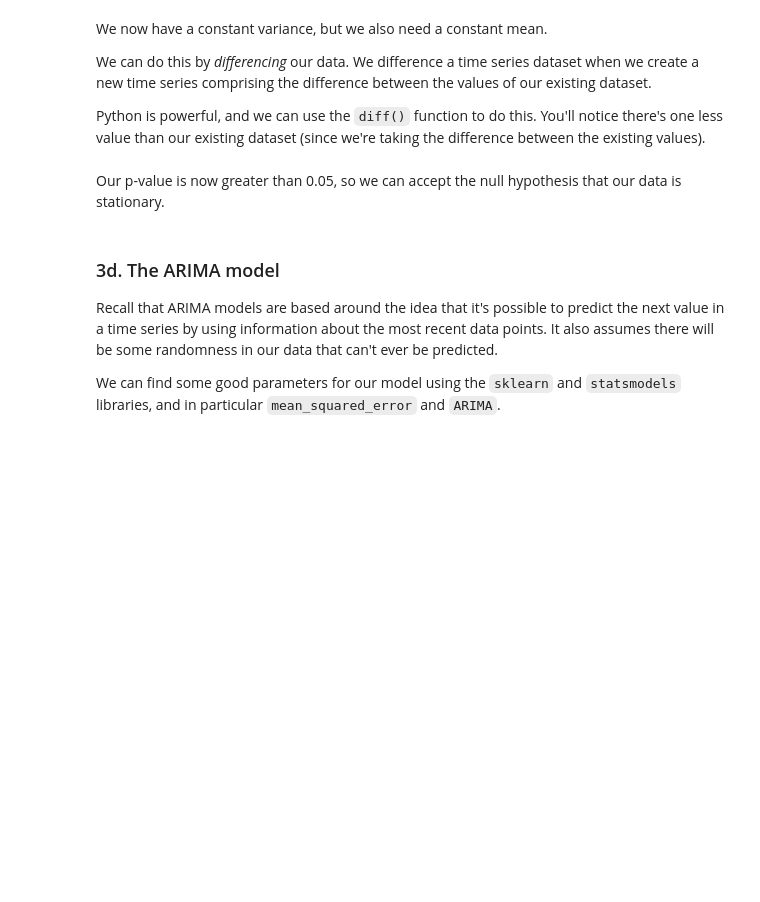
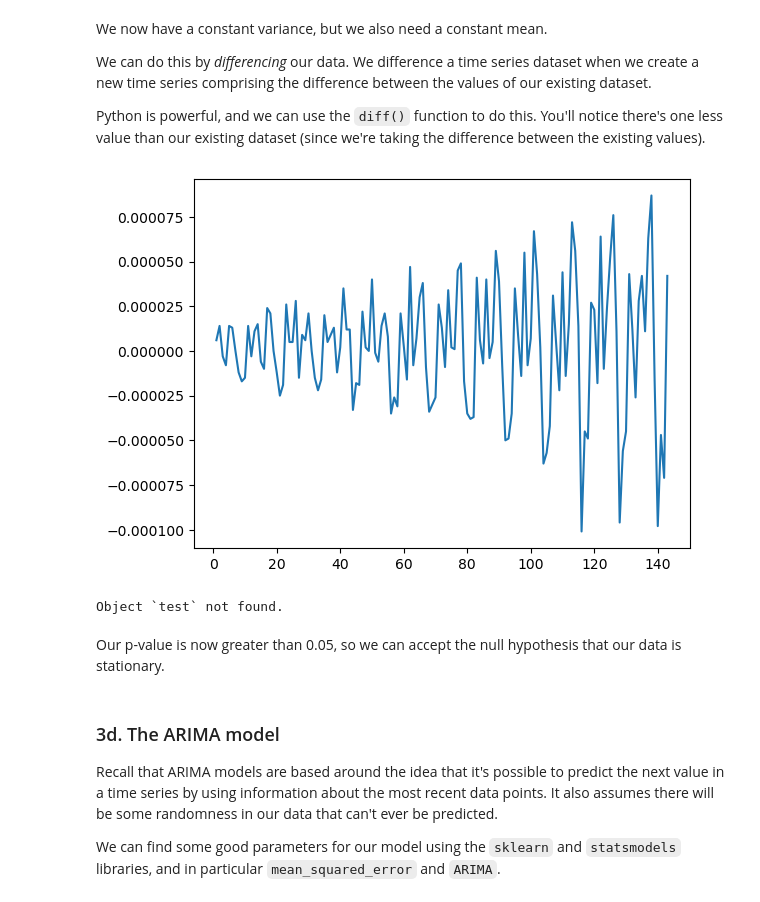
Before and after one commit to MsEM11/Time-Series-Investigation, a Jupyter notebook: Cowboy Cigarettes Case Study - Tier 3.ipynb, the cells around one changed output. Drawn from its saved outputs; the diff is of its cells as text; code cells hidden in the pictures; blank space fills up the shorter version.

```diff
--- a/Cowboy Cigarettes Case Study - Tier 3.ipynb
+++ b/Cowboy Cigarettes Case Study - Tier 3.ipynb
@@ -272,3 +282,13 @@ _ _ _
+# %%
+log_diff_y = log_y.diff().dropna()
+plt.plot(log_diff_y)
+plt.show()
+# %% [output]
+[figure, added]
+# %%
+test?
+# %% [output]
+Object `test` not found.
 # %% [markdown]
 Our p-value is now greater than 0.05, so we can accept the null hypothesis that our data is stationary.
 # %% [markdown]
```
Also changed, not shown: parts of 10 cells of this notebook.
